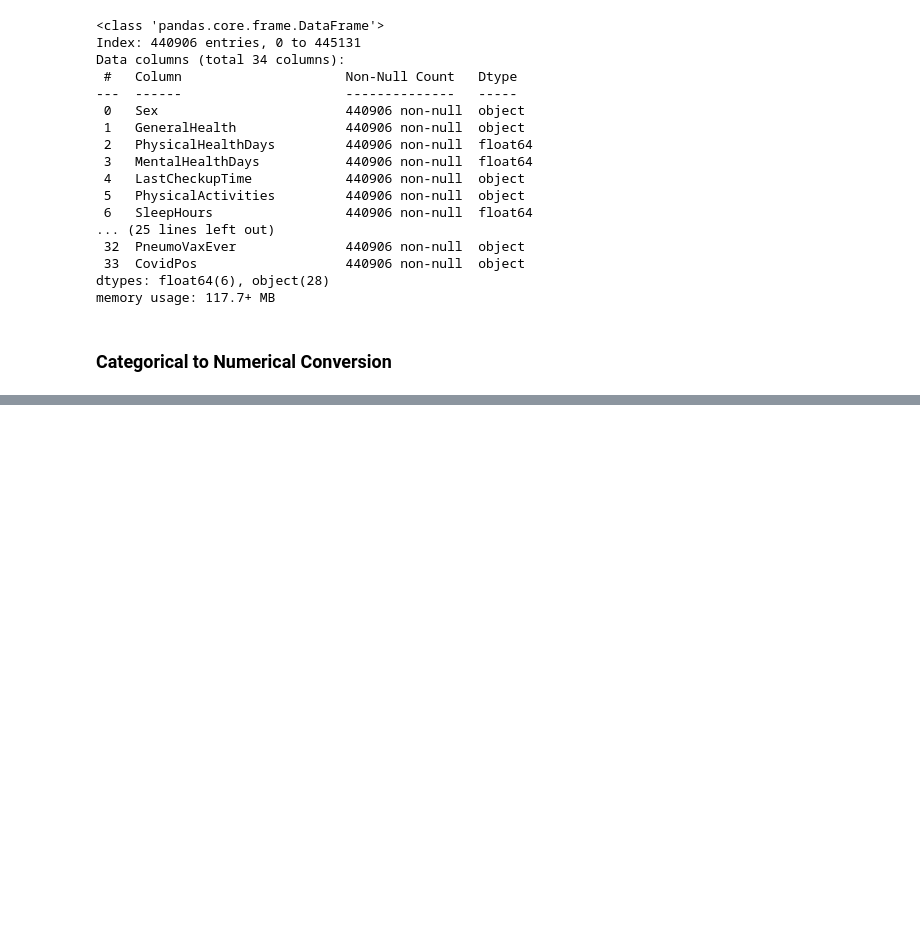
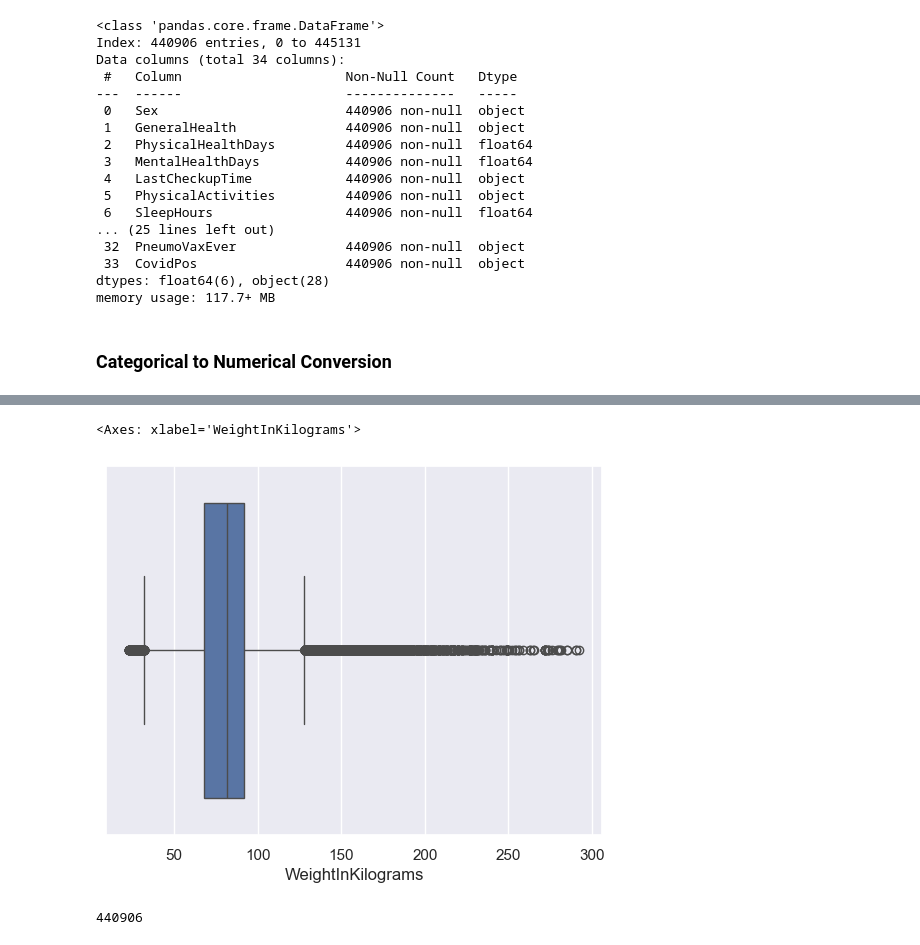
Before and after one commit to DQuintero15/heart-disease-risk-analysis-using-key-health-indicators, a Jupyter notebook: notebooks/main.ipynb, the cells around one changed output, grey strips where cells are left out. Cells and saved outputs as stored; diff of their text form; code cells hidden in the pictures; blank space fills up the shorter version.

```diff
--- a/notebooks/main.ipynb
+++ b/notebooks/main.ipynb
@@ -145,0 +264,10 @@ memory usage: 117.7+ MB
+# %%
+# Boxplot of WeightInKilograms variable
+sns.boxplot(x=df["WeightInKilograms"])
+# %% [output]
+<Axes: xlabel='WeightInKilograms'>
+[figure, added]
+# %%
+len(df)
+# %% [output]
+440906
```
Also changed, not shown: parts of 40 cells of this notebook.
